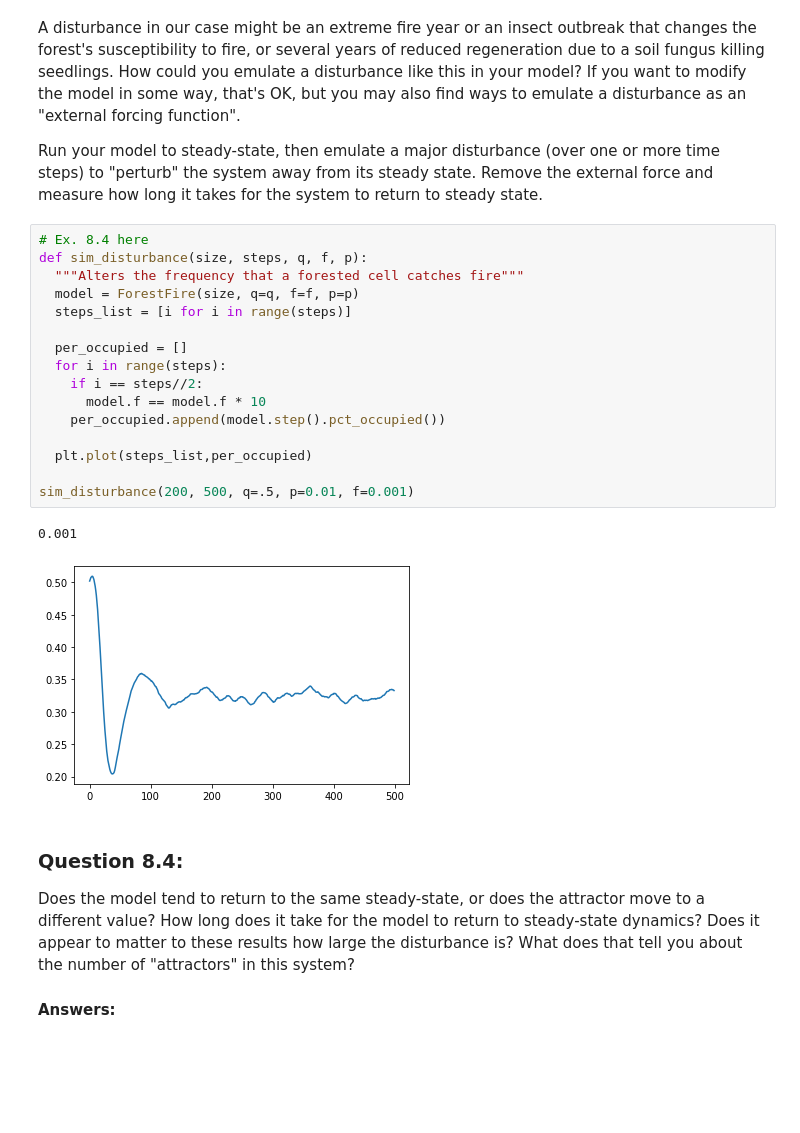
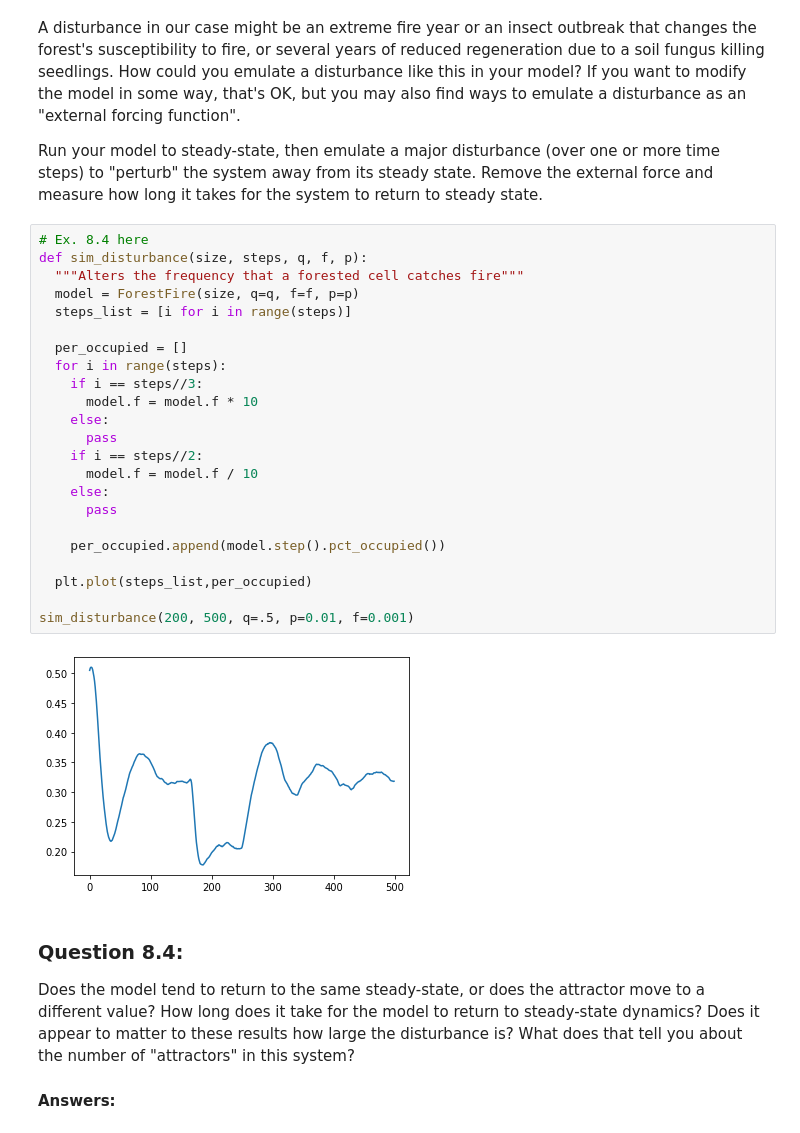
Before and after one commit to owengenge/cap-comp215, a Jupyter notebook: labs/lab07.ipynb, the cells around one changed output. Cells and saved outputs as stored; diff of their text form; blank space fills up the shorter version.

```diff
--- a/labs/lab07.ipynb
+++ b/labs/lab07.ipynb
@@ -291,22 +294,28 @@ Run your model to steady-state, then emulate a major disturbance (over one or mo
 # %%
 # Ex. 8.4 here
 def sim_disturbance(size, steps, q, f, p):
   """Alters the frequency that a forested cell catches fire"""
   model = ForestFire(size, q=q, f=f, p=p)
   steps_list = [i for i in range(steps)]
 
   per_occupied = []
   for i in range(steps):
+    if i == steps//3:
+      model.f = model.f * 10
+    else:
+      pass
     if i == steps//2:
-      model.f == model.f * 10
+      model.f = model.f / 10
+    else:
+      pass
+
     per_occupied.append(model.step().pct_occupied())
 
   plt.plot(steps_list,per_occupied)
 
 sim_disturbance(200, 500, q=.5, p=0.01, f=0.001)
 # %% [output]
-0.001
-[figure, old version]
+[figure, new version]
 # %% [markdown]
 ### Question 8.4:
 Does the model tend to return to the same steady-state, or does the attractor move to a different value?
```
Also changed, not shown: parts of 3 cells of this notebook.
